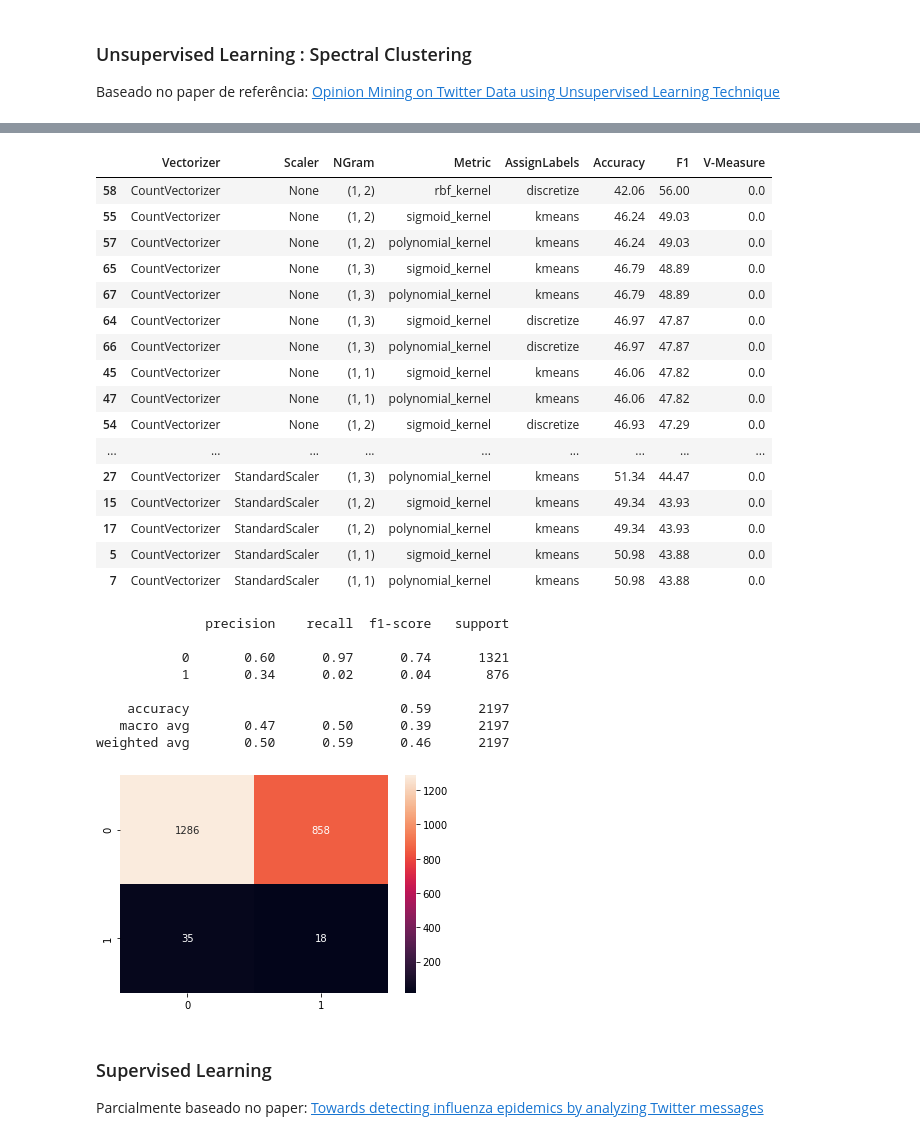
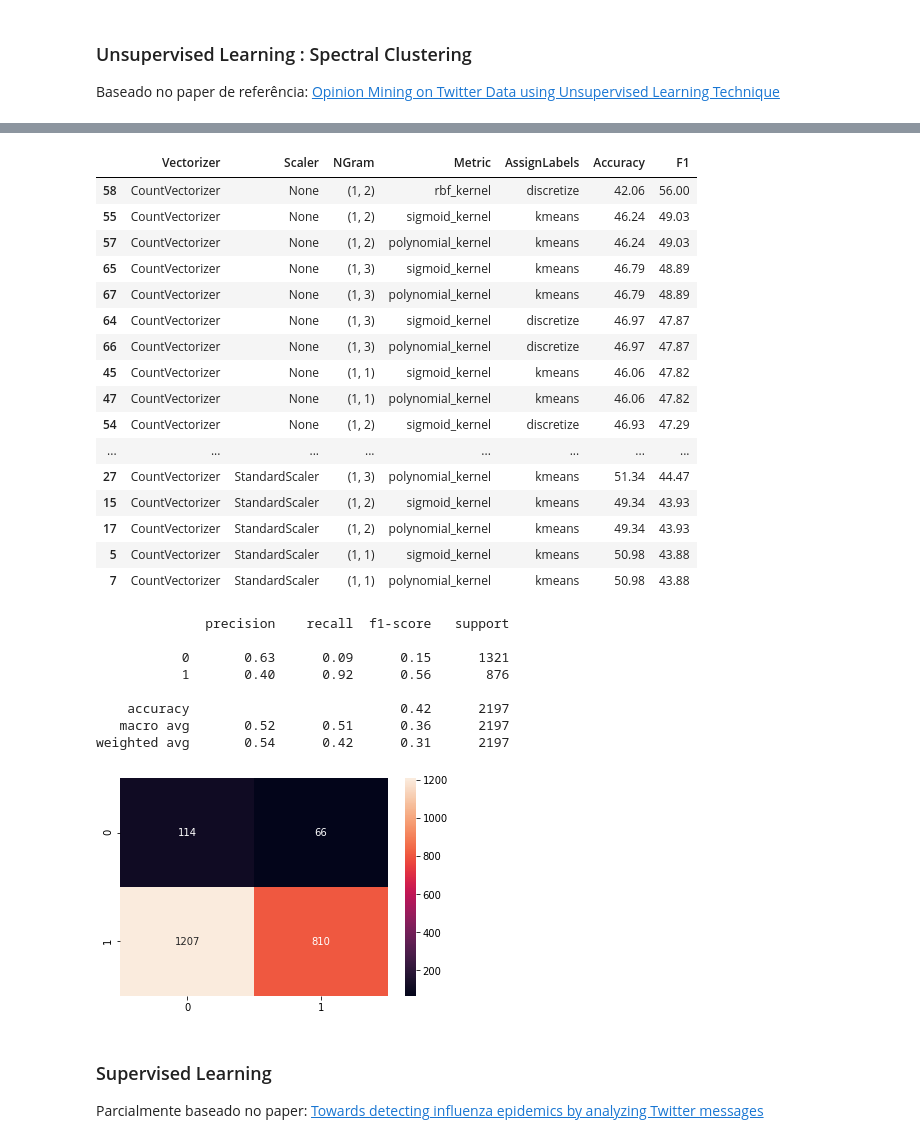
Before and after one commit to rdenadai/Covid19-Twitter-Tracker, a Jupyter notebook: code/src/notebook/AvaliacaoAlgoritmosClassificacaoMensagens.ipynb, the cells around one changed output, grey strips where cells are left out. Drawn from its saved outputs; the diff is of its cells as text; code cells hidden in the pictures.

```diff
--- a/code/src/notebook/AvaliacaoAlgoritmosClassificacaoMensagens.ipynb
+++ b/code/src/notebook/AvaliacaoAlgoritmosClassificacaoMensagens.ipynb
@@ -118,58 +121,58 @@ print(time.time() - start)
 # %%
-columns = ["Vectorizer", "Scaler", "NGram", "Metric", "AssignLabels", "Accuracy", "F1", "V-Measure"]
+columns = ["Vectorizer", "Scaler", "NGram", "Metric", "AssignLabels", "Accuracy", "F1"]
 df = pd.DataFrame(validacoes, columns=columns)
-df = df.sort_values(by=["F1", "Accuracy", "V-Measure", "Vectorizer", "Metric"], ascending=False)
+df = df.sort_values(by=["F1", "Accuracy", "Vectorizer", "Metric"], ascending=False)
 df.head(25)
 # %% [output]
-|  | Vectorizer | Scaler | NGram | Metric | AssignLabels | Accuracy | F1 | V-Measure |
-| 58 | CountVectorizer | None | (1, 2) | rbf_kernel | discretize | 42.06 | 56.00 | 0.0 |
-| 55 | CountVectorizer | None | (1, 2) | sigmoid_kernel | kmeans | 46.24 | 49.03 | 0.0 |
-| 57 | CountVectorizer | None | (1, 2) | polynomial_kernel | kmeans | 46.24 | 49.03 | 0.0 |
-| 65 | CountVectorizer | None | (1, 3) | sigmoid_kernel | kmeans | 46.79 | 48.89 | 0.0 |
-| 67 | CountVectorizer | None | (1, 3) | polynomial_kernel | kmeans | 46.79 | 48.89 | 0.0 |
-| 64 | CountVectorizer | None | (1, 3) | sigmoid_kernel | discretize | 46.97 | 47.87 | 0.0 |
-| 66 | CountVectorizer | None | (1, 3) | polynomial_kernel | discretize | 46.97 | 47.87 | 0.0 |
-| 45 | CountVectorizer | None | (1, 1) | sigmoid_kernel | kmeans | 46.06 | 47.82 | 0.0 |
-| 47 | CountVectorizer | None | (1, 1) | polynomial_kernel | kmeans | 46.06 | 47.82 | 0.0 |
-| 54 | CountVectorizer | None | (1, 2) | sigmoid_kernel | discretize | 46.93 | 47.29 | 0.0 |
-| ... | ... | ... | ... | ... | ... | ... | ... | ... |
-| 27 | CountVectorizer | StandardScaler | (1, 3) | polynomial_kernel | kmeans | 51.34 | 44.47 | 0.0 |
-| 15 | CountVectorizer | StandardScaler | (1, 2) | sigmoid_kernel | kmeans | 49.34 | 43.93 | 0.0 |
-| 17 | CountVectorizer | StandardScaler | (1, 2) | polynomial_kernel | kmeans | 49.34 | 43.93 | 0.0 |
-| 5 | CountVectorizer | StandardScaler | (1, 1) | sigmoid_kernel | kmeans | 50.98 | 43.88 | 0.0 |
-| 7 | CountVectorizer | StandardScaler | (1, 1) | polynomial_kernel | kmeans | 50.98 | 43.88 | 0.0 |
+|  | Vectorizer | Scaler | NGram | Metric | AssignLabels | Accuracy | F1 |
+| 58 | CountVectorizer | None | (1, 2) | rbf_kernel | discretize | 42.06 | 56.00 |
+| 55 | CountVectorizer | None | (1, 2) | sigmoid_kernel | kmeans | 46.24 | 49.03 |
+| 57 | CountVectorizer | None | (1, 2) | polynomial_kernel | kmeans | 46.24 | 49.03 |
+| 65 | CountVectorizer | None | (1, 3) | sigmoid_kernel | kmeans | 46.79 | 48.89 |
+| 67 | CountVectorizer | None | (1, 3) | polynomial_kernel | kmeans | 46.79 | 48.89 |
+| 64 | CountVectorizer | None | (1, 3) | sigmoid_kernel | discretize | 46.97 | 47.87 |
+| 66 | CountVectorizer | None | (1, 3) | polynomial_kernel | discretize | 46.97 | 47.87 |
+| 45 | CountVectorizer | None | (1, 1) | sigmoid_kernel | kmeans | 46.06 | 47.82 |
+| 47 | CountVectorizer | None | (1, 1) | polynomial_kernel | kmeans | 46.06 | 47.82 |
+| 54 | CountVectorizer | None | (1, 2) | sigmoid_kernel | discretize | 46.93 | 47.29 |
+| ... | ... | ... | ... | ... | ... | ... | ... |
+| 27 | CountVectorizer | StandardScaler | (1, 3) | polynomial_kernel | kmeans | 51.34 | 44.47 |
+| 15 | CountVectorizer | StandardScaler | (1, 2) | sigmoid_kernel | kmeans | 49.34 | 43.93 |
+| 17 | CountVectorizer | StandardScaler | (1, 2) | polynomial_kernel | kmeans | 49.34 | 43.93 |
+| 5 | CountVectorizer | StandardScaler | (1, 1) | sigmoid_kernel | kmeans | 50.98 | 43.88 |
+| 7 | CountVectorizer | StandardScaler | (1, 1) | polynomial_kernel | kmeans | 50.98 | 43.88 |
 # %%
-vectorizer = CountVectorizer(ngram_range=(1, 3))
+vectorizer = CountVectorizer(ngram_range=(1, 2))
 X = vectorizer.fit_transform(textos[:, 0])
-X = StandardScaler(with_mean=False).fit_transform(X)
+# X = StandardScaler(with_mean=False).fit_transform(X)
 y = textos[:, 1].astype(np.int).ravel()
 
 clustering = SpectralClustering(
     n_clusters=2,
     eigen_solver="amg",
-    assign_labels="kmeans",
+    assign_labels="discretize",
     affinity="precomputed_nearest_neighbors",
     random_state=0,
     n_jobs=-1
 ).fit(rbf_kernel(X))
 pred = clustering.labels_
 
 print(classification_report(y, pred))
 
 df_cm = confusion_matrix(pred, y)
 plt.figure(figsize=(6, 4))
 sn.heatmap(df_cm, annot=True, fmt="d")
 plt.show()
 # %% [output]
               precision    recall  f1-score   support
 
-           0       0.60      0.97      0.74      1321
-           1       0.34      0.02      0.04       876
+           0       0.63      0.09      0.15      1321
+           1       0.40      0.92      0.56       876
 
-    accuracy                           0.59      2197
-   macro avg       0.47      0.50      0.39      2197
-weighted avg       0.50      0.59      0.46      2197
+    accuracy                           0.42      2197
+   macro avg       0.52      0.51      0.36      2197
+weighted avg       0.54      0.42      0.31      2197
-[figure, old version]
+[figure, new version]
 # %% [markdown]
 ### Supervised Learning
 
```
Also changed, not shown: parts of 7 cells of this notebook.
